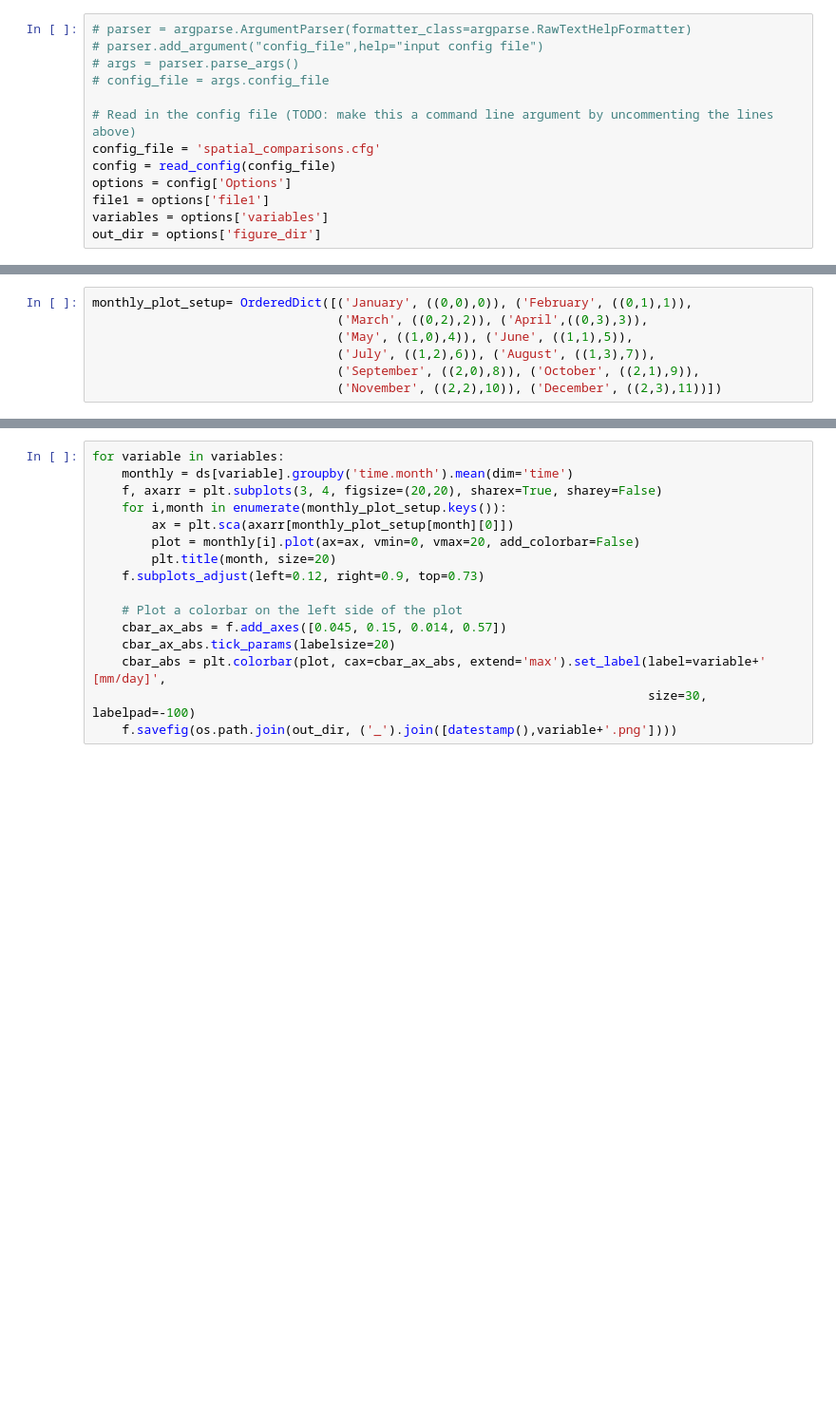
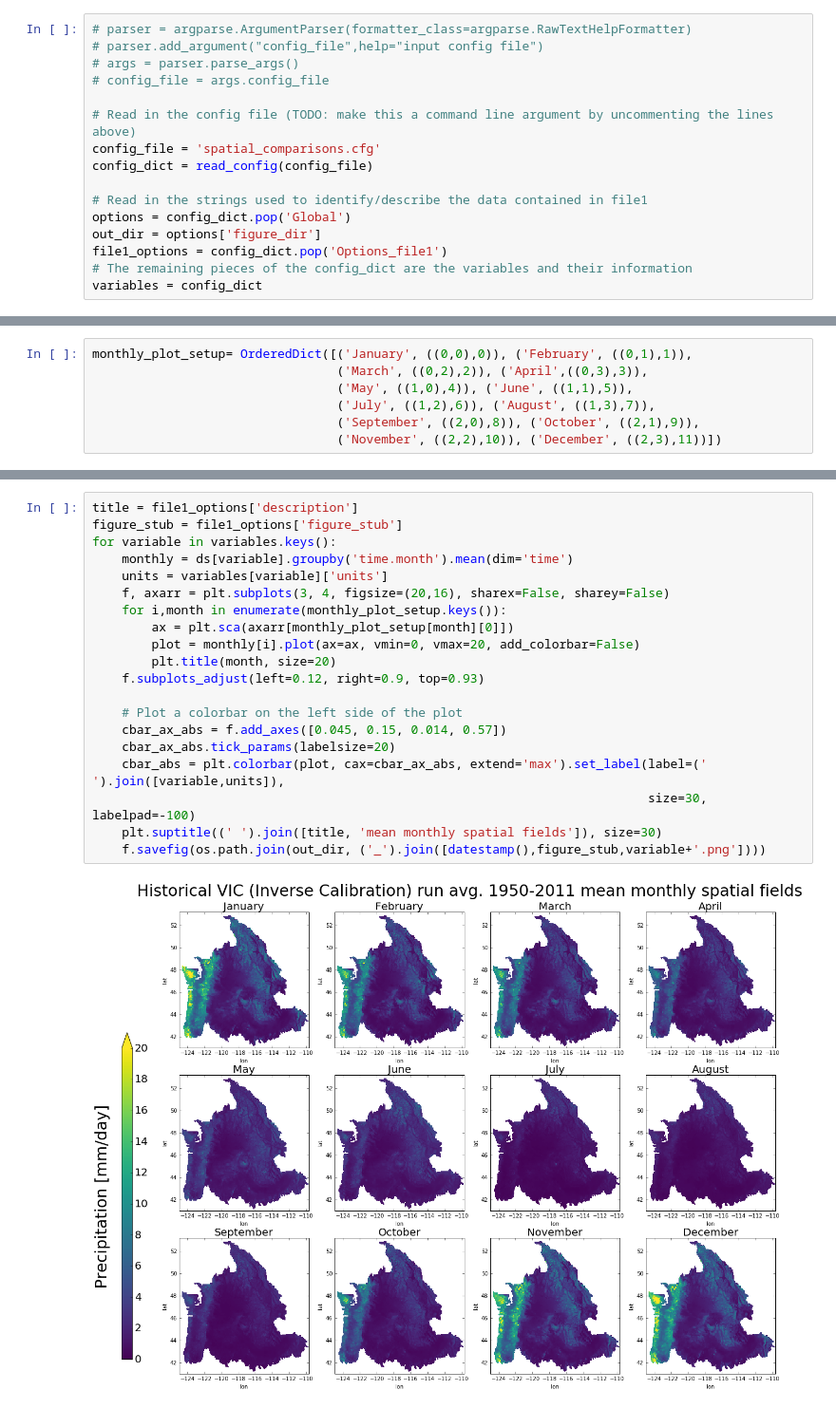
Before and after one commit to orianac/terra, a Jupyter notebook: terra/spatial_comparisons.ipynb, the cells around one changed output, grey strips where cells are left out. Shown at 95% size. Drawn from its saved outputs; the diff is of its cells as text; blank space fills up the shorter version.

Commit message:
Added a title and units to each of the variables in the config file. Also a figure stub to make for more intelligently-named figures.

```diff
--- a/terra/spatial_comparisons.ipynb
+++ b/terra/spatial_comparisons.ipynb
@@ -19,11 +19,14 @@ from collections import OrderedDict
 
 # Read in the config file (TODO: make this a command line argument by uncommenting the lines above)
 config_file = 'spatial_comparisons.cfg'
-config = read_config(config_file)
-options = config['Options']
-file1 = options['file1']
-variables = options['variables']
+config_dict = read_config(config_file)
+
+# Read in the strings used to identify/describe the data contained in file1
+options = config_dict.pop('Global')
 out_dir = options['figure_dir']
+file1_options = config_dict.pop('Options_file1')
+# The remaining pieces of the config_dict are the variables and their information
+variables = config_dict
 # %%
 os.makedirs(out_dir, exist_ok=True)
 # %%
@@ -48,16 +47,22 @@ monthly_plot_setup= OrderedDict([('January', ((0,0),0)), ('February', ((0,1),1))
 # %%
-for variable in variables:
+title = file1_options['description']
+figure_stub = file1_options['figure_stub']
+for variable in variables.keys():
     monthly = ds[variable].groupby('time.month').mean(dim='time')
-    f, axarr = plt.subplots(3, 4, figsize=(20,20), sharex=True, sharey=False)
+    units = variables[variable]['units']
+    f, axarr = plt.subplots(3, 4, figsize=(20,16), sharex=False, sharey=False)
     for i,month in enumerate(monthly_plot_setup.keys()):
         ax = plt.sca(axarr[monthly_plot_setup[month][0]])
         plot = monthly[i].plot(ax=ax, vmin=0, vmax=20, add_colorbar=False)
         plt.title(month, size=20)
-    f.subplots_adjust(left=0.12, right=0.9, top=0.73)
+    f.subplots_adjust(left=0.12, right=0.9, top=0.93)
 
     # Plot a colorbar on the left side of the plot
     cbar_ax_abs = f.add_axes([0.045, 0.15, 0.014, 0.57])
     cbar_ax_abs.tick_params(labelsize=20)
-    cbar_abs = plt.colorbar(plot, cax=cbar_ax_abs, extend='max').set_label(label=variable+' [mm/day]',
+    cbar_abs = plt.colorbar(plot, cax=cbar_ax_abs, extend='max').set_label(label=(' ').join([variable,units]),
                                                                            size=30, labelpad=-100)
-    f.savefig(os.path.join(out_dir, ('_').join([datestamp(),variable+'.png'])))
+    plt.suptitle((' ').join([title, 'mean monthly spatial fields']), size=30)
+    f.savefig(os.path.join(out_dir, ('_').join([datestamp(),figure_stub,variable+'.png'])))
+# %% [output]
+[figure, added]
```
Also changed, not shown: parts of 2 cells of this notebook, 1 other file.
